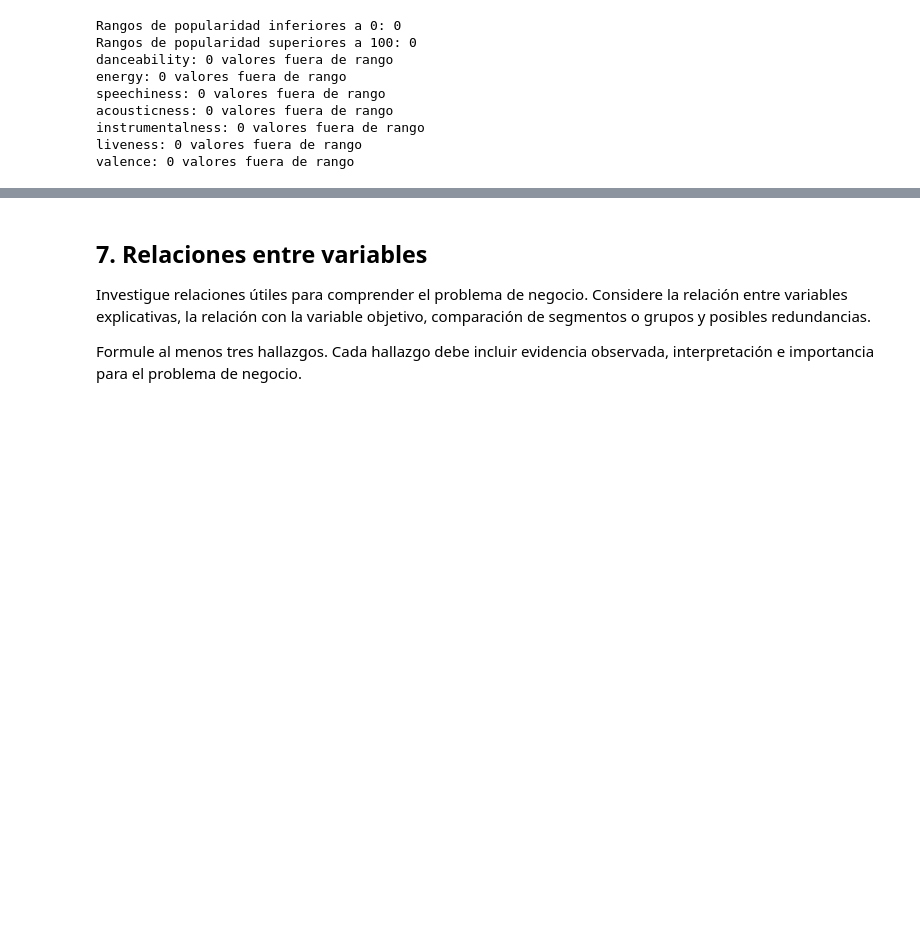
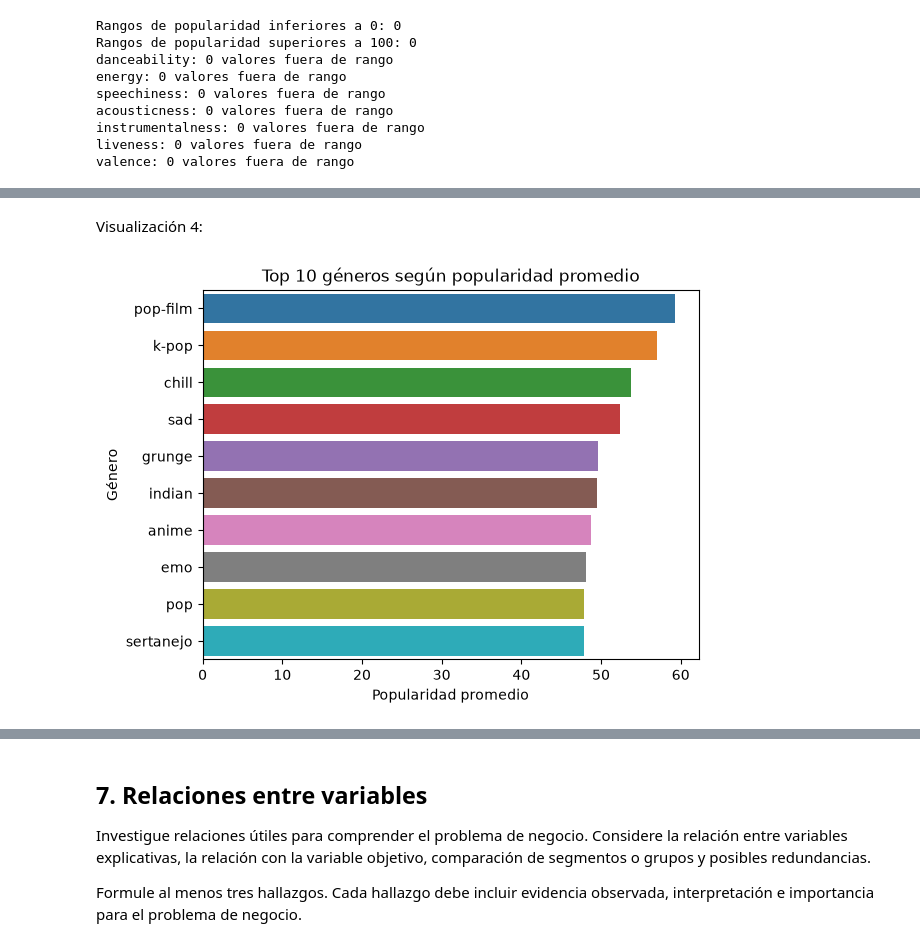
Before and after one commit to francisconimarvin/MLY1101_001V_EV1_CC_FrancisconiMarvin, a Jupyter notebook: MLY1101_001V_EV1_CC_MarvinFrancisconi.ipynb, the cells around one changed output, grey strips where cells are left out. Drawn from its saved outputs; the diff is of its cells as text; code cells hidden in the pictures; blank space fills up the shorter version.

```diff
--- a/MLY1101_001V_EV1_CC_MarvinFrancisconi.ipynb
+++ b/MLY1101_001V_EV1_CC_MarvinFrancisconi.ipynb
@@ -299,0 +562,14 @@ Examina sistemáticamente tipos, nulos, duplicados, categorías, valores extremo
+# %% [markdown]
+<a id="vis-4"></a>
+Visualización 4:
+# %%
+popularidad_genero = (df.groupby("track_genre")["popularity"].mean().sort_values(ascending=False).head(10))
+
+sns.barplot(x=popularidad_genero.values,y=popularidad_genero.index,hue=popularidad_genero.index)
+
+plt.title("Top 10 géneros según popularidad promedio")
+plt.xlabel("Popularidad promedio")
+plt.ylabel("Género")
+plt.show()
+# %% [output]
+[figure, added]
```
Also changed, not shown: parts of 26 cells of this notebook.
